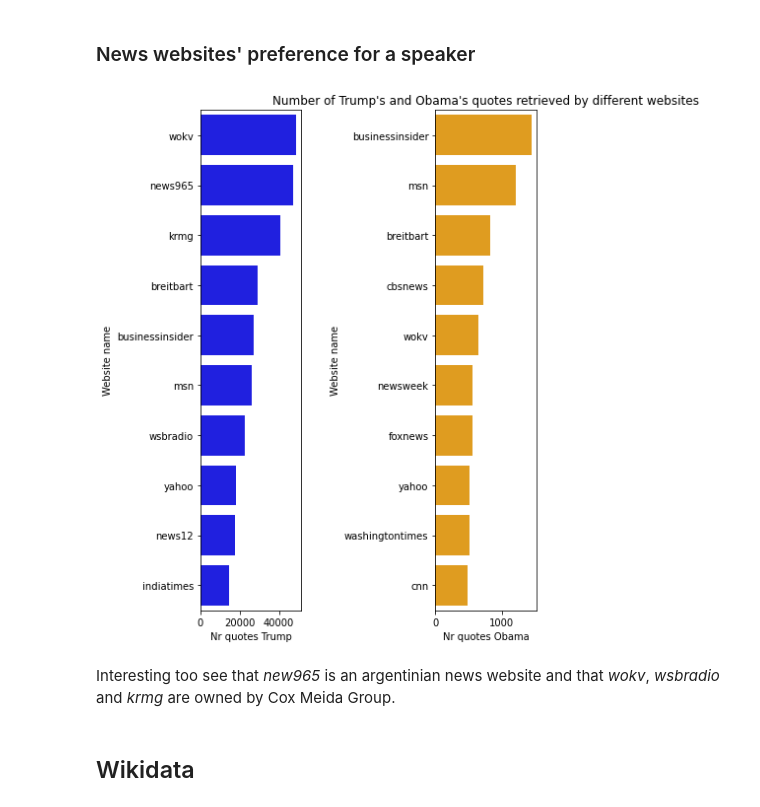
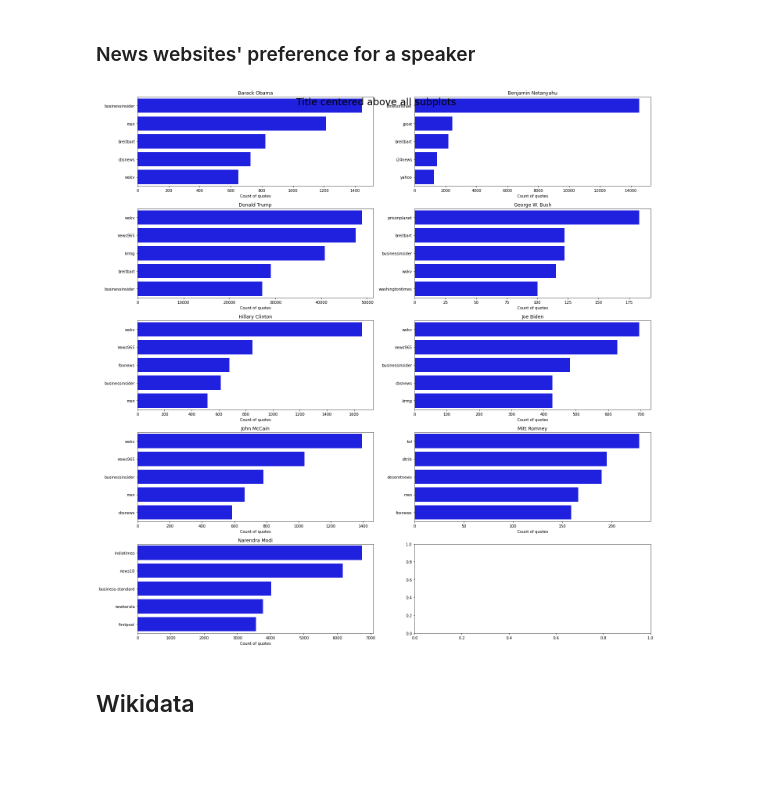
Before and after one commit to epfl-ada/ada-2021-project-acmu, a Jupyter notebook: project_notebook_Mihai.ipynb, the cells around one changed output. Cells and saved outputs as stored; diff of their text form; code cells hidden in the pictures; blank space fills up the shorter version.

```diff
--- a/project_notebook_Mihai.ipynb
+++ b/project_notebook_Mihai.ipynb
@@ -313,6 +318,13 @@ def get_domain_names(urls):
     res = get_tld(url, as_object=True)
     domains.append(res.domain)
   return domains
+
+def standardize_speaker_name(x):
+  """
+  Standardize a speaker name to a common one from the list of politicians.
+  """
+  plts = np.array(politicians)
+  return plts[[p in x for p in plts]][0]
 # %% [markdown]
 ### News websites' preference for a speaker
 # %%
@@ -338,14 +335,34 @@ obama_websites = pd.DataFrame(Counter(obama_websites).most_common(10),
-# %%
-# Plot the websites preferences for the 2 speakers
-fig, ax = plt.subplots(1, 2, figsize=(8, 8))
-sns.barplot(x="Nr quotes Trump", y="Website name", data=trump_websites, ax=ax[0], color='blue')#.set(xscale="log")
-sns.barplot(x="Nr quotes Obama", y="Website name", data=obama_websites, ax=ax[1], color='orange')#.set(xscale="log")
-plt.title("Number of Trump's and Obama's quotes retrieved by different websites", loc='center')
-fig.tight_layout()
-# %% [output]
-[figure, removed]
-# %% [markdown]
-Interesting too see that *new965* is an argentinian news website and that *wokv*, *wsbradio* and *krmg* are owned by Cox Meida Group.
+# %%
+# Standardize speaker names in order to be able to group quotes
+new_data_domains['speaker'] = new_data_domains['speaker'].apply(standardize_speaker_name)
+new_data_domains.head(10)
+# Gather all sites that retreieved a politician's quotes
+by_politician = new_data_domains.groupby('speaker')['urls'].agg(lambda x: list(chain.from_iterable(x.values))).reset_index()
+# %%
+# Get number of quotes retrieved by a website, for each politician
+politicians_websites = []
+for index, row in by_politician.iterrows():
+  p_websites = pd.DataFrame(Counter(row['urls']).most_common(5),
+                                columns=["Website name", "{}".format(row['speaker'])])
+  politicians_websites.append(p_websites)
+# %%
+# Plot the websites, preferences for each politician
+# TODO: See why title is not showing
+w = 2
+h = len(politicians_websites) // w + 1
+fig, ax = plt.subplots(h, w, figsize=(20, 20))
+fig.suptitle("Title centered above all subplots", fontsize=25)
+for i in range(h):
+  j = 0
+  while i * w + j < len(politicians_websites) and j < w:
+    sbplt = ax[i, j]
+    ax_sns = sns.barplot(x=politicians_websites[j + i * w].columns[-1], y="Website name",
+                         data=politicians_websites[j + i * w], ax=sbplt, color='blue')#.set(xscale="log")
+    ax_sns.set(xlabel="Count of quotes", ylabel=None, title=politicians_websites[j + i * w].columns[-1])
+    j += 1
+fig.tight_layout()
+# %% [output]
+[figure, added]
 # %% [markdown]
 ## Wikidata
 # %% [markdown]
```
Also changed, not shown: parts of 13 cells of this notebook.
